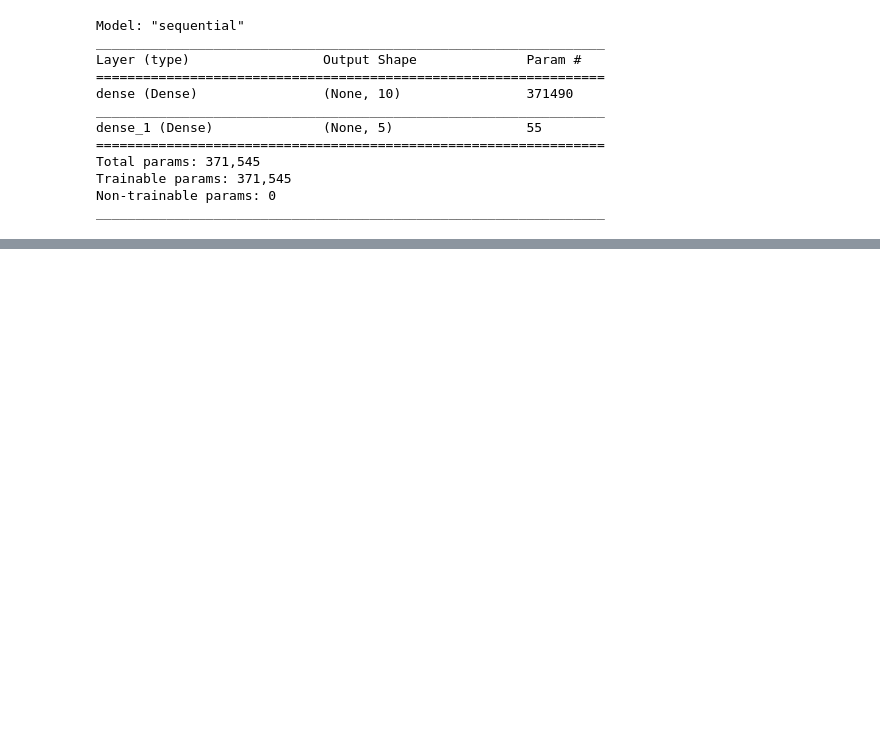
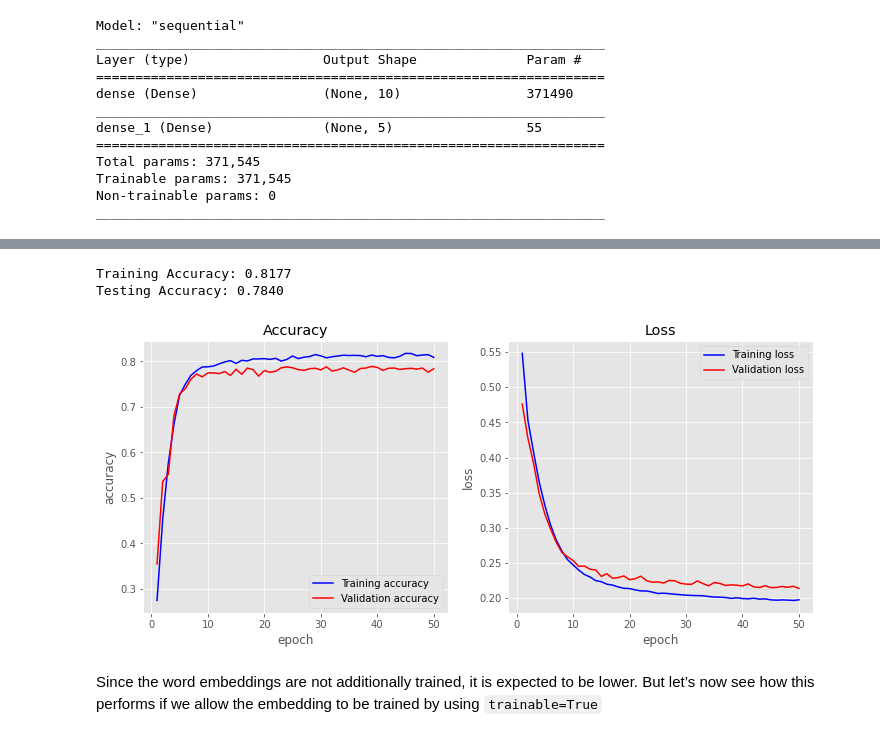
Before and after one commit to davidebonaglia/NLPandTextMining, a Jupyter notebook: Code/6. deep learning.ipynb, the cells around one changed output, grey strips where cells are left out. Saved outputs shown, nothing was run; the diff lists cells and outputs as text; code cells hidden in the pictures; blank space fills up the shorter version.

```diff
--- a/Code/6. deep learning.ipynb
+++ b/Code/6. deep learning.ipynb
@@ -166,0 +291,3 @@ dict_keys(['loss', 'accuracy'])
+# %%
+for word in ['the', 'all', 'happy', 'sad']:
+    print('{}: {}'.format(word, tokenizer.word_index[word]))
@@ -166,0 +460,5 @@ dict_keys(['loss', 'accuracy'])
+# %%
+embedding_dim = 50
+
+embedding_matrix = create_embedding_matrix('/Users/davidebonaglia/Dropbox/PhD NOTES/COURSES/Utretch Summer School/Wednesday/glove.6B.50d.txt',
+                                           tokenizer.word_index, embedding_dim)
@@ -166,0 +470,17 @@ dict_keys(['loss', 'accuracy'])
+# %%
+model = Sequential()
+
+model.add(layers.Embedding(vocab_size, embedding_dim,
+                           weights=[embedding_matrix],
+                           input_length=maxlen,
+                           trainable=False))
+
+model.add(layers.GlobalMaxPool1D())
+model.add(layers.Dense(10, activation='relu'))
+model.add(layers.Dense(5, activation='sigmoid'))
+
+model.compile(optimizer='adam',
+              loss='binary_crossentropy',
+              metrics=['accuracy'])
+
+model.summary()
@@ -166,0 +504,20 @@ dict_keys(['loss', 'accuracy'])
+# %%
+history = model.fit(X_train, y_train,
+                    epochs=50,
+                    verbose=False,
+                    validation_data=(X_test, y_test),
+                    batch_size=10)
+
+loss, accuracy = model.evaluate(X_train, y_train, verbose=False)
+
+print("Training Accuracy: {:.4f}".format(accuracy))
+loss, accuracy = model.evaluate(X_test, y_test, verbose=False)
+print("Testing Accuracy: {:.4f}".format(accuracy))
+
+plot_history(history, val=1)
+# %% [output]
+Training Accuracy: 0.8177
+Testing Accuracy: 0.7840
+[figure, added]
+# %% [markdown]
+Since the word embeddings are not additionally trained, it is expected to be lower. But let’s now see how this performs if we allow the embedding to be trained by using `trainable=True`
```
Also changed, not shown: parts of 48 cells of this notebook.
